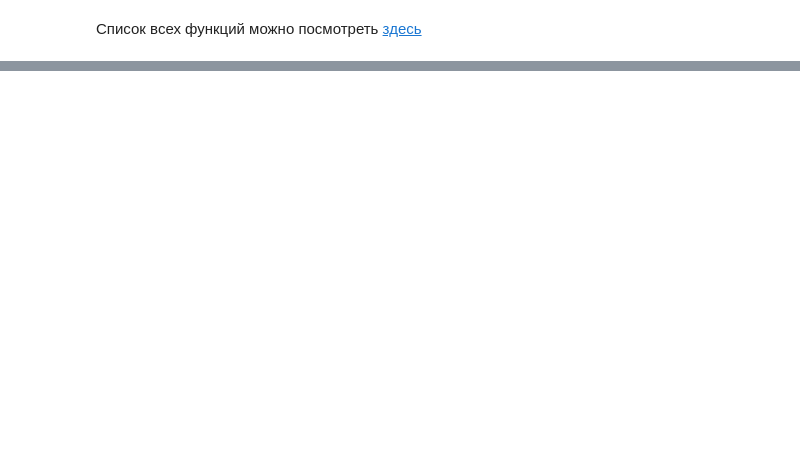
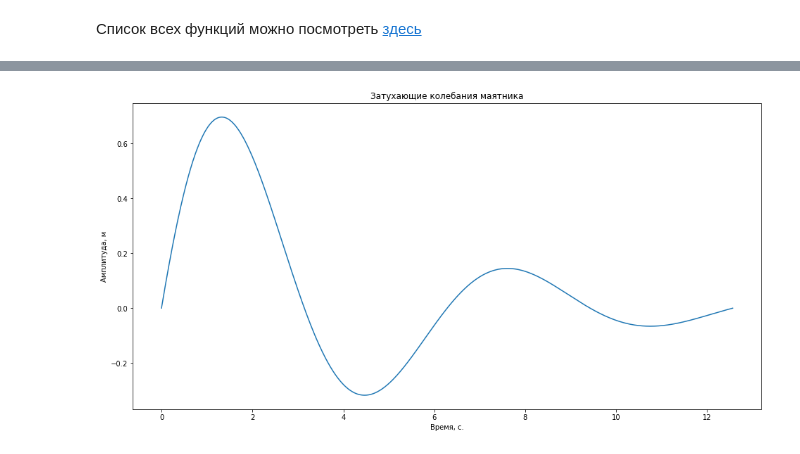
Before and after one commit to teimy/iki-course, a Jupyter notebook: Lection2.ipynb, the cells around one changed output, grey strips where cells are left out. Cells and saved outputs as stored; diff of their text form; code cells hidden in the pictures; blank space fills up the shorter version.

```diff
--- a/Lection2.ipynb
+++ b/Lection2.ipynb
@@ -281,0 +329,14 @@ print('Собственные значения: ', linalg.eigvals(bb))
+# %%
+x = np.arange(0, 4*np.pi, 0.01)
+y = np.sin(x)
+y = y*np.exp(-x/4)
+
+plt.figure(figsize=(16,8))
+plt.plot(x, y)
+
+plt.title('Затухающие колебания маятника')
+plt.ylabel('Амплитуда, м') # у нас здоровый маятник
+plt.xlabel('Время, с.')    # и видимо очень вязкая среда
+plt.show()
+# %% [output]
+[figure, added]
```
Also changed, not shown: parts of 34 cells of this notebook.
